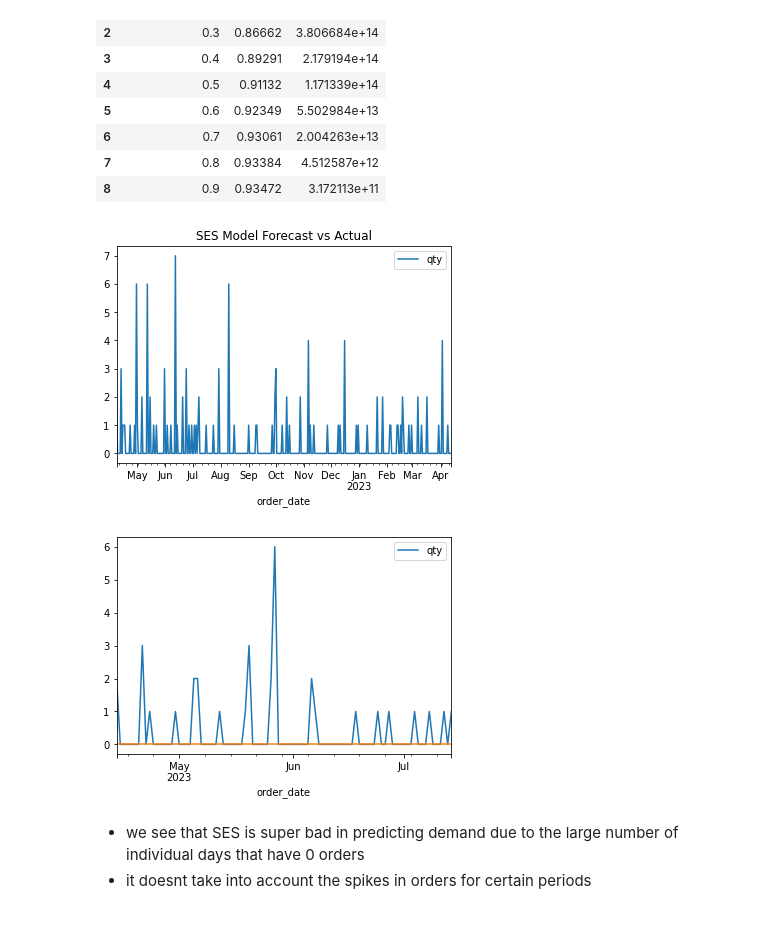
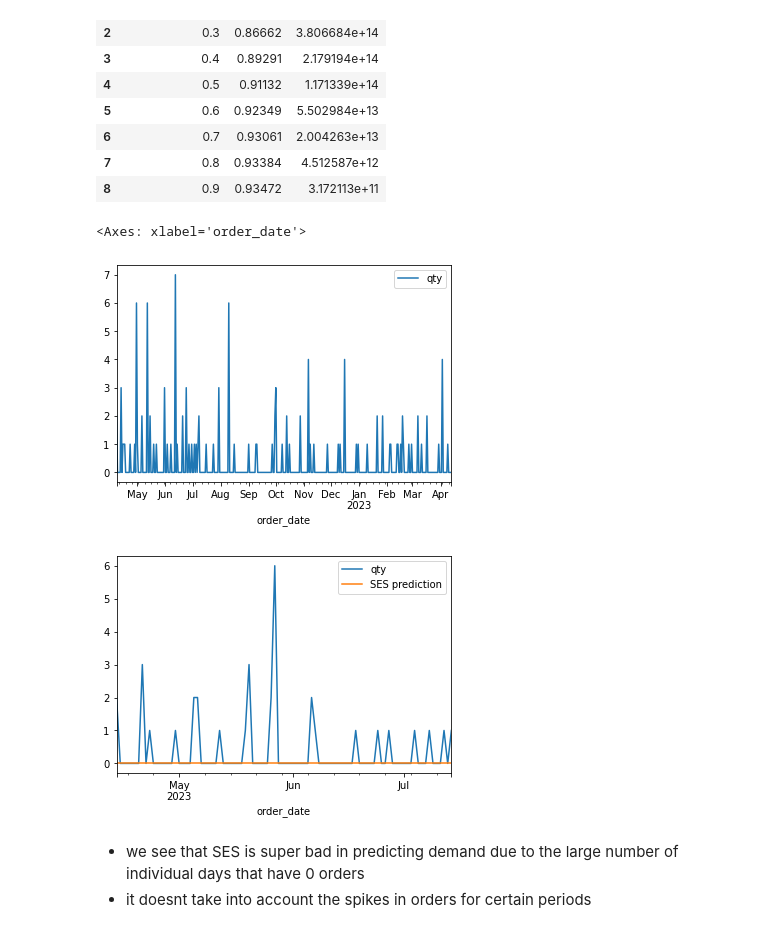
Before and after one commit to kevanoktavio/CloudWine_DemandPrediction, a Jupyter notebook: development/notebooks/midterm_checkpoint_demand_pred.ipynb, the cells around one changed output. Drawn from its saved outputs; the diff is of its cells as text; code cells hidden in the pictures.

```diff
--- a/development/notebooks/midterm_checkpoint_demand_pred.ipynb
+++ b/development/notebooks/midterm_checkpoint_demand_pred.ipynb
@@ -748,14 +791,13 @@ ses_results
 | 7 | 0.8 | 0.93384 | 4.512587e+12 |
 | 8 | 0.9 | 0.93472 | 3.172113e+11 |
 # %%
-# SES model plotting
-train.plot(title='SES Model Forecast vs Actual')
-test.plot()
-y_pred.plot()
-plt.show()
+train.plot(legend=True, label='Train')
+test.plot(legend=True, label= 'Ground Truth')
+y_pred.plot(legend=True, label='SES prediction')
 # %% [output]
+<Axes: xlabel='order_date'>
-[figure, old version]
+[figure, new version]
-[figure, old version]
+[figure, new version]
 # %% [markdown]
 - we see that SES is super bad in predicting demand due to the large number of individual days that have 0 orders
 - it doesnt take into account the spikes in orders for certain periods
```
Also changed, not shown: parts of 28 cells of this notebook, 2 other files.
